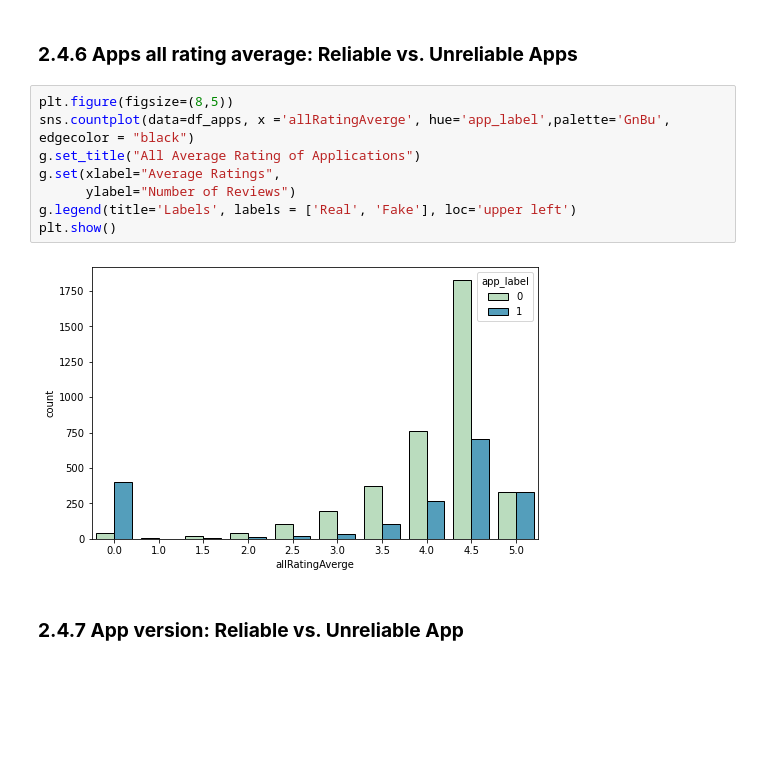
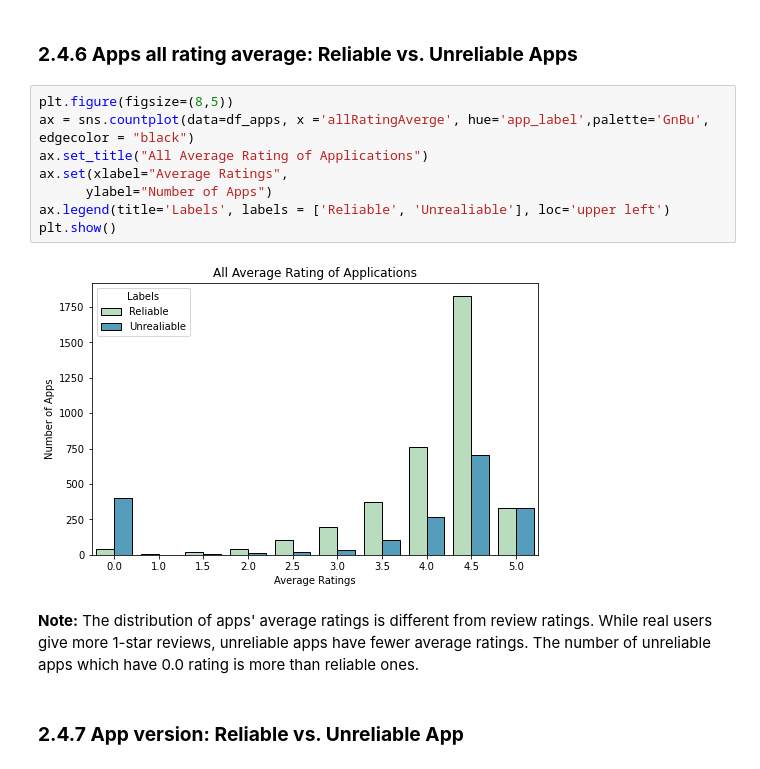
Before and after one commit to hangulde/App-Store-Fake-Review-, a Jupyter notebook: notebooks/EDA.ipynb, the cells around one changed output. Drawn from its saved outputs; the diff is of its cells as text; blank space fills up the shorter version.

```diff
--- a/notebooks/EDA.ipynb
+++ b/notebooks/EDA.ipynb
@@ -1303,14 +1353,16 @@ Power_divergenceResult(statistic=0.019272125723738626, pvalue=0.8895891636173435
 ### **2.4.6 Apps all rating average: Reliable vs. Unreliable Apps**
 # %%
 plt.figure(figsize=(8,5))
-sns.countplot(data=df_apps, x ='allRatingAverge', hue='app_label',palette='GnBu', edgecolor = "black")
-g.set_title("All Average Rating of Applications")
-g.set(xlabel="Average Ratings",
-      ylabel="Number of Reviews")
-g.legend(title='Labels', labels = ['Real', 'Fake'], loc='upper left')
+ax = sns.countplot(data=df_apps, x ='allRatingAverge', hue='app_label',palette='GnBu', edgecolor = "black")
+ax.set_title("All Average Rating of Applications")
+ax.set(xlabel="Average Ratings",
+      ylabel="Number of Apps")
+ax.legend(title='Labels', labels = ['Reliable', 'Unrealiable'], loc='upper left')
 plt.show()
 # %% [output]
-[figure, old version]
+[figure, new version]
+# %% [markdown]
+**Note:**  The distribution of apps' average ratings is different from review ratings. While real users give more 1-star reviews, unreliable apps have fewer average ratings. The number of unreliable apps which have 0.0 rating is more than reliable ones.
 # %% [markdown]
 ### **2.4.7 App version: Reliable vs. Unreliable App**
 # %%
```
Also changed, not shown: parts of 32 cells of this notebook.
